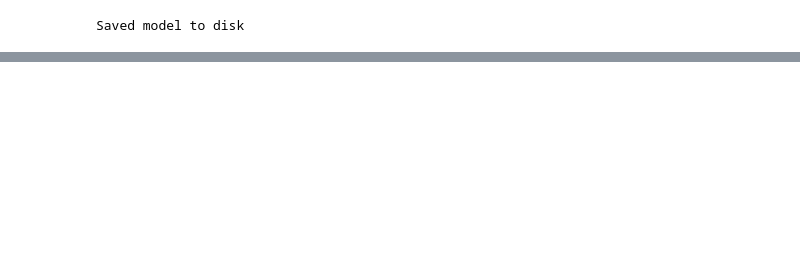
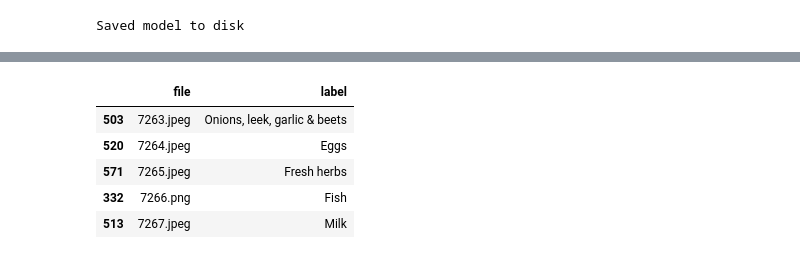
Before and after one commit to Younes-Charfaoui/Picnic-Hackathon, a Jupyter notebook: Picnic_Hackathon.ipynb, the cells around one changed output, grey strips where cells are left out. Saved outputs shown, nothing was run; the diff lists cells and outputs as text; code cells hidden in the pictures; blank space fills up the shorter version.

```diff
--- a/Picnic_Hackathon.ipynb
+++ b/Picnic_Hackathon.ipynb
@@ -236,0 +434,11 @@ Saved model to disk
+# %%
+df = df.sort_values(['file'])
+# %%
+df.head()
+# %% [output]
+|  | file | label |
+| 503 | 7263.jpeg | Onions, leek, garlic & beets |
+| 520 | 7264.jpeg | Eggs |
+| 571 | 7265.jpeg | Fresh herbs |
+| 332 | 7266.png | Fish |
+| 513 | 7267.jpeg | Milk |
```
Also changed, not shown: parts of 42 cells of this notebook.
